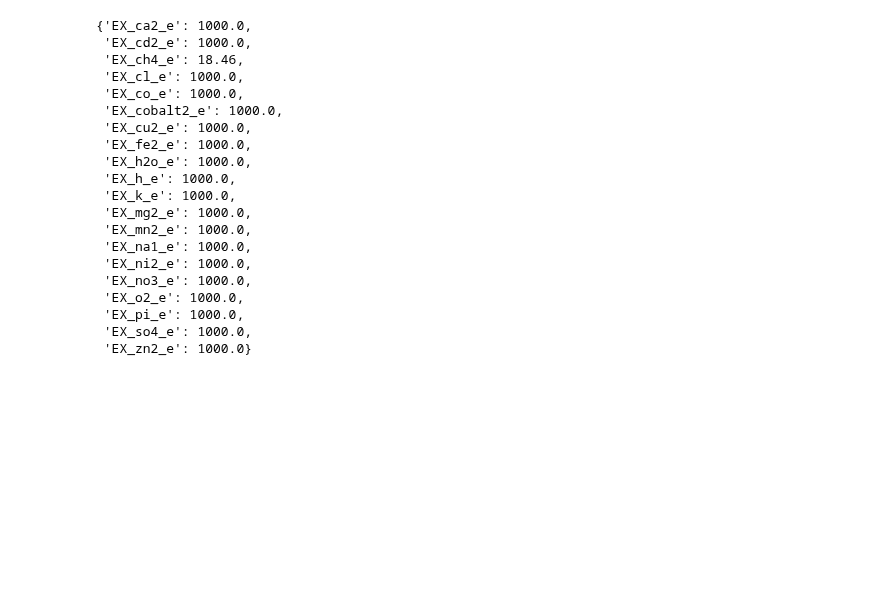
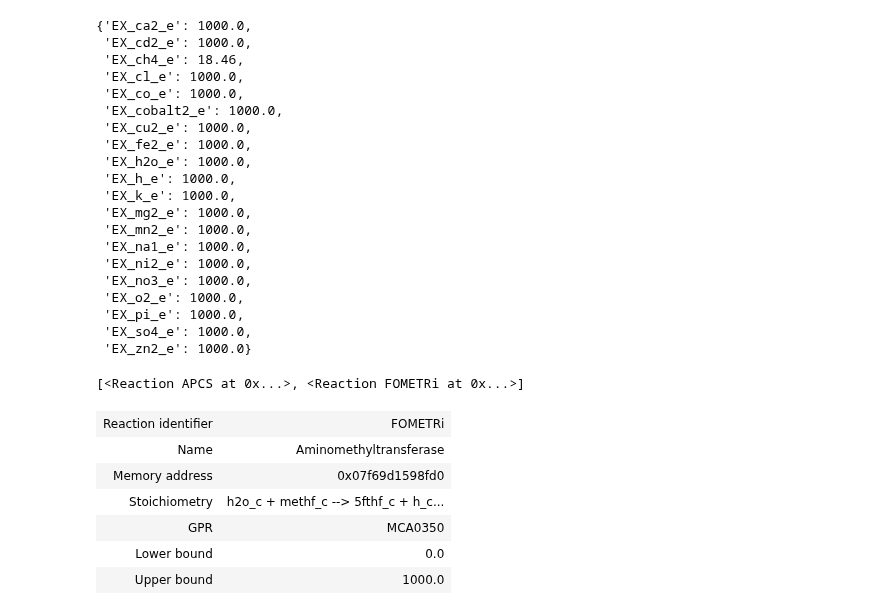
Before and after one commit to Schwebus/DTU_Biobuilders_2021, a Jupyter notebook: GSM_model/M.capsulatus.ipynb, the cells around one changed output. Saved outputs shown, nothing was run; the diff lists cells and outputs as text; code cells hidden in the pictures; blank space fills up the shorter version.

```diff
--- a/GSM_model/M.capsulatus.ipynb
+++ b/GSM_model/M.capsulatus.ipynb
@@ -216,3 +216,17 @@ met.medium
  'EX_pi_e': 1000.0,
  'EX_so4_e': 1000.0,
  'EX_zn2_e': 1000.0}
+# %%
+met.reactions.query("Amino","name")
+# %% [output]
+[<Reaction APCS at 0x...>, <Reaction FOMETRi at 0x...>]
+# %%
+met.reactions.FOMETRi
+# %% [output]
+| Reaction identifier | FOMETRi |
+| Name | Aminomethyltransferase |
+| Memory address | 0x07f69d1598fd0 |
+| Stoichiometry | h2o_c + methf_c --> 5fthf_c + h_c... |
+| GPR | MCA0350 |
+| Lower bound | 0.0 |
+| Upper bound | 1000.0 |
```
Also changed, not shown: parts of 4 cells of this notebook, 1 other file.
